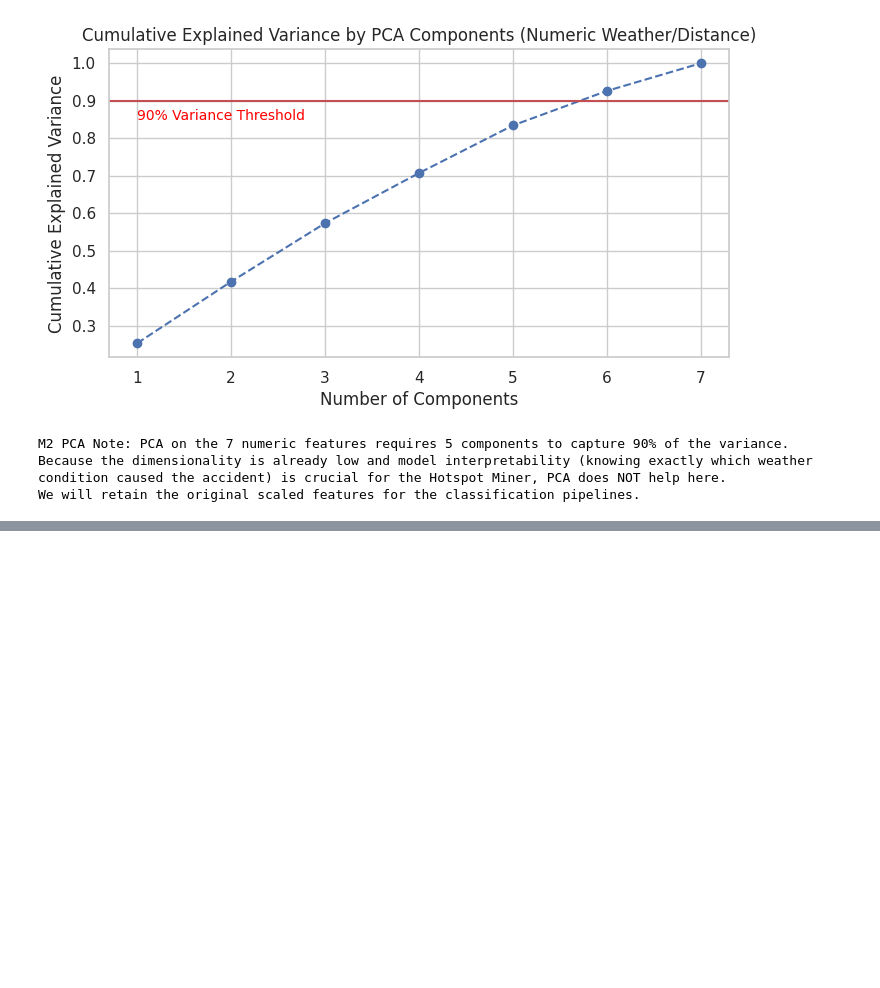
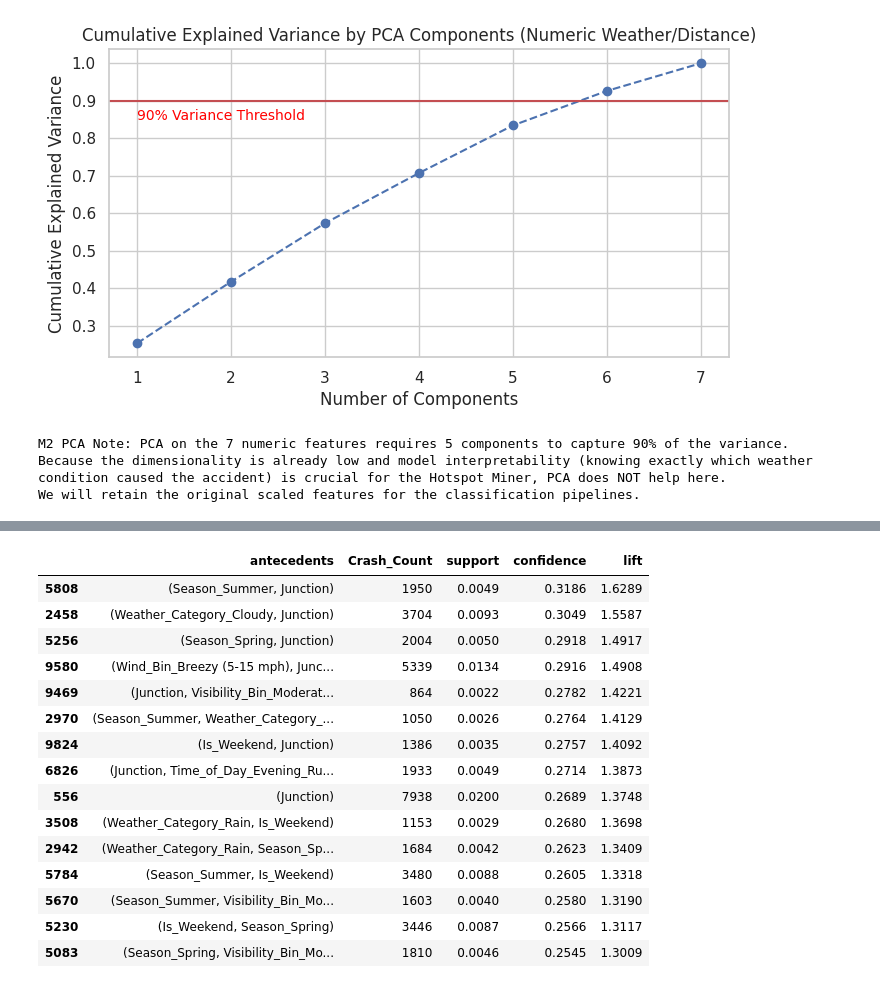
Before and after one commit to shahzaibali-edu/Road-Accident-Hotspot-Miner, a Jupyter notebook: P13_Hotspot_Miner.ipynb, the cells around one changed output, grey strips where cells are left out. Drawn from its saved outputs; the diff is of its cells as text; code cells hidden in the pictures; blank space fills up the shorter version.

Commit message:
Added Association Rules

```diff
--- a/P13_Hotspot_Miner.ipynb
+++ b/P13_Hotspot_Miner.ipynb
@@ -789,0 +854,61 @@ weighted avg       0.81      0.27      0.32     99423
+# %%
+from mlxtend.frequent_patterns import apriori, association_rules
+
+# 1. Use ALL categorical & binary columns from M1 — zero manual cherry-picking
+all_cat_cols = ['Weather_Category', 'Season', 'Time_of_Day', 'Temp_Bin', 'Visibility_Bin', 'Wind_Bin', 'Sunrise_Sunset']
+all_bool_cols = ['Is_Weekend'] + binary_features + ['High_Severity']
+
+full_trans_df = pd.concat([
+    pd.get_dummies(df.loc[train_mask, all_cat_cols], dtype=bool),
+    df.loc[train_mask, all_bool_cols].astype(bool)
+], axis=1)
+
+# 2. Run Apriori at 0.2% support (~800 crashes minimum to avoid small-sample spikes)
+min_supp = 0.002
+valid_cols = full_trans_df.columns[full_trans_df.mean() >= min_supp]
+fi_all = apriori(full_trans_df[valid_cols], min_support=min_supp, max_len=3, use_colnames=True, low_memory=True)
+
+# 3. Generate ALL rules with Lift > 1.0 so we know every single item's true Lift
+all_rules = association_rules(fi_all, metric="lift", min_threshold=1.0)
+hs_all = all_rules[all_rules['consequents'] == frozenset({'High_Severity'})].copy()
+
+# Lookup dictionary of 1-item Lifts
+single_item_lift = {
+    list(row['antecedents'])[0]: row['lift']
+    for _, row in hs_all[hs_all['antecedents'].apply(len) == 1].iterrows()
+}
+
+# 4. Textbook Non-Redundant Pruning (No hardcoded column names):
+# Every item in the rule must individually have Lift > 1.05, and the combined rule must beat its parts
+def is_non_redundant(row):
+    items = list(row['antecedents'])
+    if len(items) == 1:
+        return row['lift'] >= 1.15
+    # Every individual condition must itself be a positive risk factor (Lift > 1.05)
+    if any(single_item_lift.get(i, 0) < 1.05 for i in items):
+        return False
+    # The combination must strictly improve upon the best single condition
+    return row['lift'] > max(single_item_lift[i] for i in items)
+
+final_rules = hs_all[hs_all.apply(is_non_redundant, axis=1)].sort_values(by='lift', ascending=False)
+final_rules['Crash_Count'] = (final_rules['support'] * train_mask.sum()).astype(int)
+
+display_cols = ['antecedents', 'Crash_Count', 'support', 'confidence', 'lift']
+display(final_rules[display_cols].head(15).round(4))
+# %% [output]
+|  | antecedents | Crash_Count | support | confidence | lift |
+| 5808 | (Season_Summer, Junction) | 1950 | 0.0049 | 0.3186 | 1.6289 |
+| 2458 | (Weather_Category_Cloudy, Junction) | 3704 | 0.0093 | 0.3049 | 1.5587 |
+| 5256 | (Season_Spring, Junction) | 2004 | 0.0050 | 0.2918 | 1.4917 |
+| 9580 | (Wind_Bin_Breezy (5-15 mph), Junc... | 5339 | 0.0134 | 0.2916 | 1.4908 |
+| 9469 | (Junction, Visibility_Bin_Moderat... | 864 | 0.0022 | 0.2782 | 1.4221 |
+| 2970 | (Season_Summer, Weather_Category_... | 1050 | 0.0026 | 0.2764 | 1.4129 |
+| 9824 | (Is_Weekend, Junction) | 1386 | 0.0035 | 0.2757 | 1.4092 |
+| 6826 | (Junction, Time_of_Day_Evening_Ru... | 1933 | 0.0049 | 0.2714 | 1.3873 |
+| 556 | (Junction) | 7938 | 0.0200 | 0.2689 | 1.3748 |
+| 3508 | (Weather_Category_Rain, Is_Weekend) | 1153 | 0.0029 | 0.2680 | 1.3698 |
+| 2942 | (Weather_Category_Rain, Season_Sp... | 1684 | 0.0042 | 0.2623 | 1.3409 |
+| 5784 | (Season_Summer, Is_Weekend) | 3480 | 0.0088 | 0.2605 | 1.3318 |
+| 5670 | (Season_Summer, Visibility_Bin_Mo... | 1603 | 0.0040 | 0.2580 | 1.3190 |
+| 5230 | (Is_Weekend, Season_Spring) | 3446 | 0.0087 | 0.2566 | 1.3117 |
+| 5083 | (Season_Spring, Visibility_Bin_Mo... | 1810 | 0.0046 | 0.2545 | 1.3009 |
```
Also changed, not shown: parts of 4 cells of this notebook.
